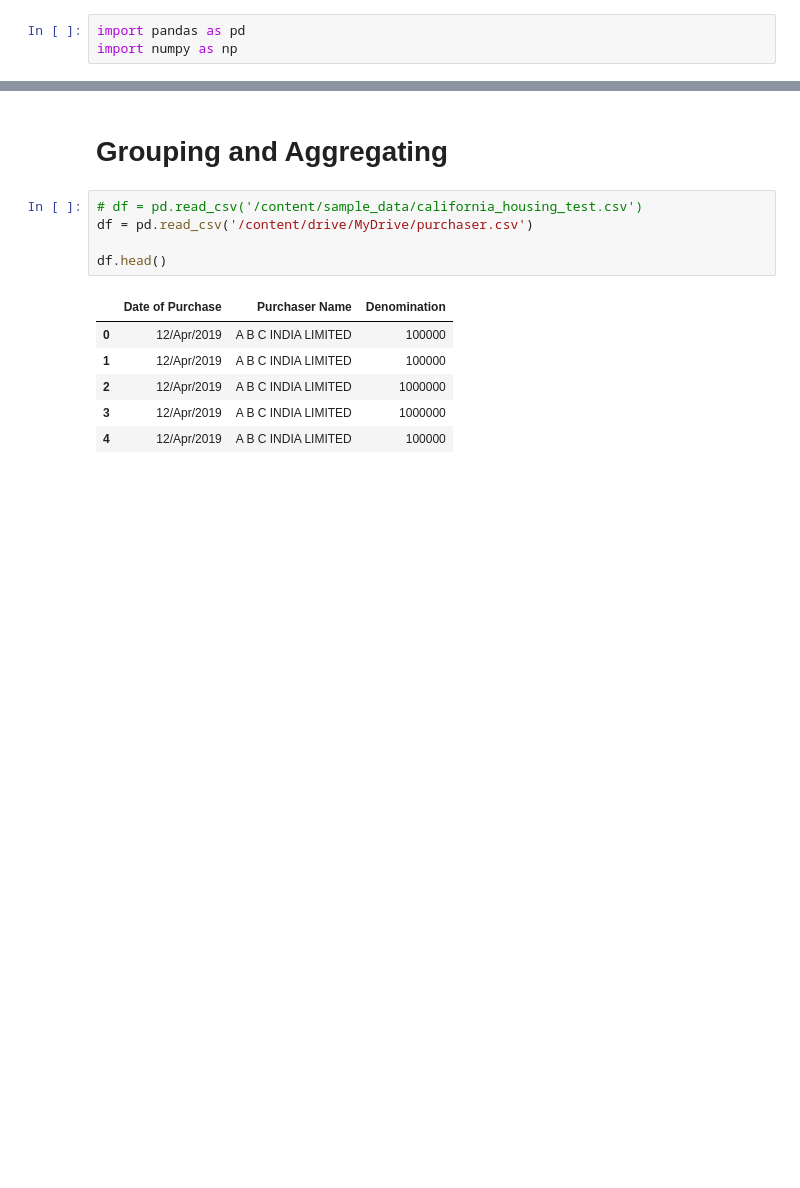
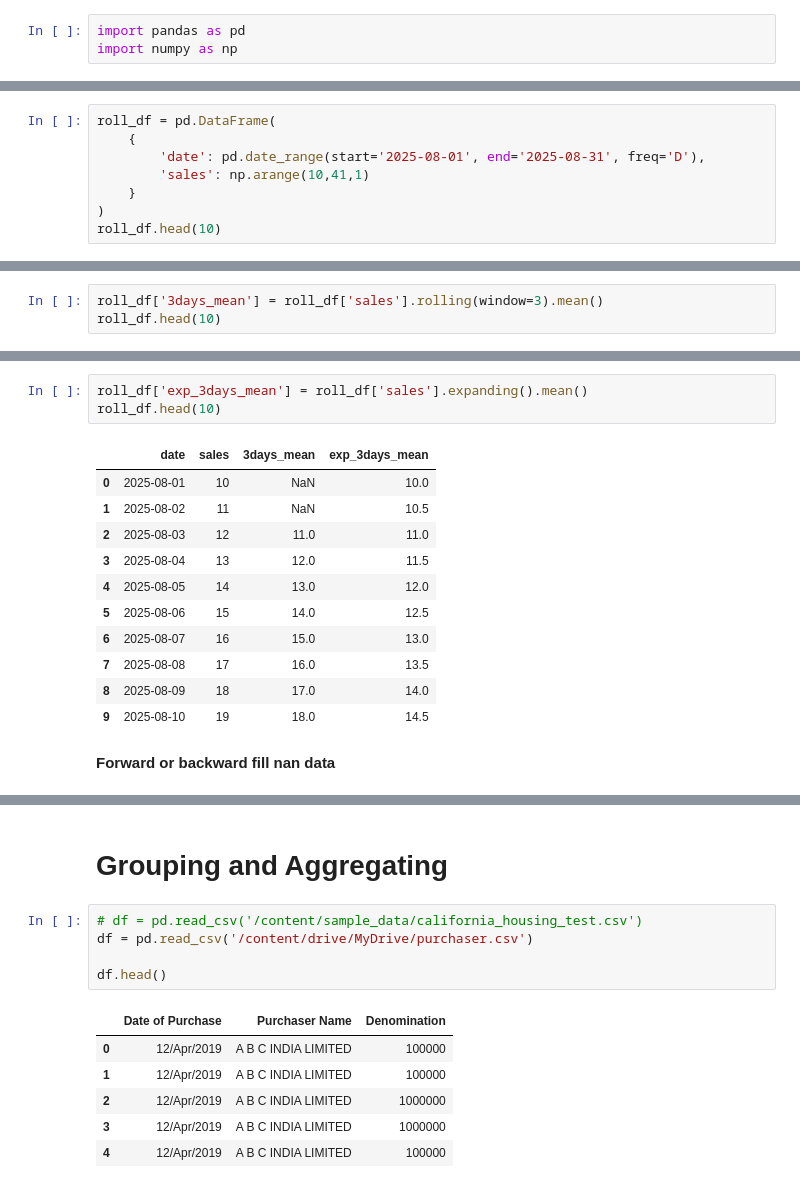
Before and after one commit to ROHIT318/python-practice, a Jupyter notebook: learn_pandas.ipynb, the cells around one changed output, grey strips where cells are left out. Saved outputs shown, nothing was run; the diff lists cells and outputs as text; blank space fills up the shorter version.

```diff
--- a/learn_pandas.ipynb
+++ b/learn_pandas.ipynb
@@ -5,0 +31,8 @@ import numpy as np
+# %%
+roll_df = pd.DataFrame(
+    {
+        'date': pd.date_range(start='2025-08-01', end='2025-08-31', freq='D'),
+        'sales': np.arange(10,41,1)
+    }
+)
+roll_df.head(10)
@@ -5,0 +51,3 @@ import numpy as np
+# %%
+roll_df['3days_mean'] = roll_df['sales'].rolling(window=3).mean()
+roll_df.head(10)
@@ -5,0 +66,17 @@ import numpy as np
+# %%
+roll_df['exp_3days_mean'] = roll_df['sales'].expanding().mean()
+roll_df.head(10)
+# %% [output]
+|  | date | sales | 3days_mean | exp_3days_mean |
+| 0 | 2025-08-01 | 10 | NaN | 10.0 |
+| 1 | 2025-08-02 | 11 | NaN | 10.5 |
+| 2 | 2025-08-03 | 12 | 11.0 | 11.0 |
+| 3 | 2025-08-04 | 13 | 12.0 | 11.5 |
+| 4 | 2025-08-05 | 14 | 13.0 | 12.0 |
+| 5 | 2025-08-06 | 15 | 14.0 | 12.5 |
+| 6 | 2025-08-07 | 16 | 15.0 | 13.0 |
+| 7 | 2025-08-08 | 17 | 16.0 | 13.5 |
+| 8 | 2025-08-09 | 18 | 17.0 | 14.0 |
+| 9 | 2025-08-10 | 19 | 18.0 | 14.5 |
+# %% [markdown]
+**Forward or backward fill nan data**
```
Also changed, not shown: parts of 13 cells of this notebook.
